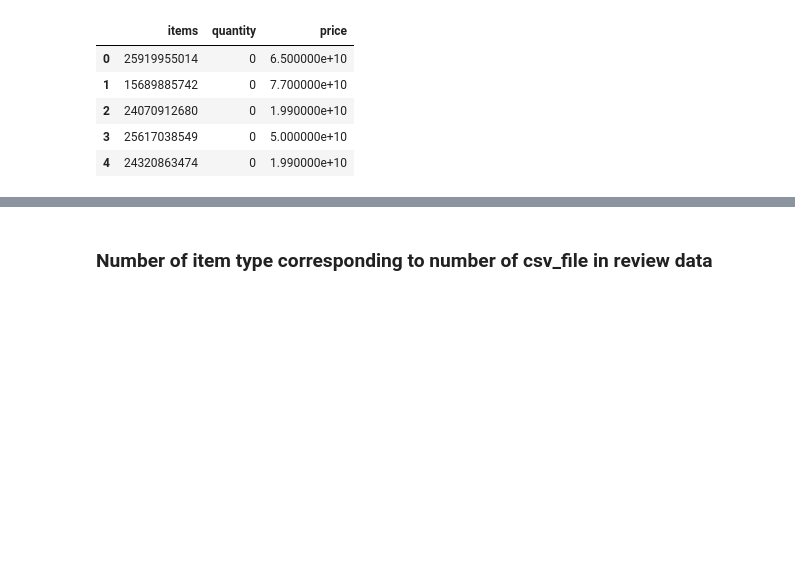
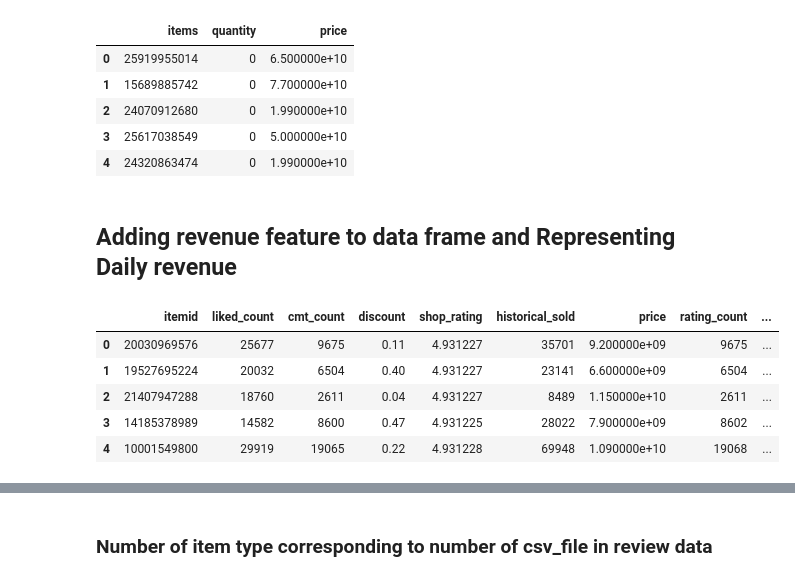
Before and after one commit to ntrami/DataGenius-Test, a Jupyter notebook: datagenius-test.ipynb, the cells around one changed output, grey strips where cells are left out. Saved outputs shown, nothing was run; the diff lists cells and outputs as text; code cells hidden in the pictures; blank space fills up the shorter version.

Commit message:
Kaggle Notebook | DataGenius Test | Version 9

```diff
--- a/datagenius-test.ipynb
+++ b/datagenius-test.ipynb
@@ -170,3 +187,15 @@ top_5least_sold_item
 | 2 | 24070912680 | 0 | 1.990000e+10 |
 | 3 | 25617038549 | 0 | 5.000000e+10 |
 | 4 | 24320863474 | 0 | 1.990000e+10 |
+# %% [markdown]
+## Adding revenue feature to data frame and Representing Daily revenue
+# %%
+shopeeDf['discount'] = shopeeDf['discount'].apply(lambda x: float(str(x).rstrip('%')) / 100 if isinstance(x, str) else x)
+shopeeDf.head()
+# %% [output]
+|  | itemid | liked_count | cmt_count | discount | shop_rating | historical_sold | price | rating_count | ... |
+| 0 | 20030969576 | 25677 | 9675 | 0.11 | 4.931227 | 35701 | 9.200000e+09 | 9675 | ... |
+| 1 | 19527695224 | 20032 | 6504 | 0.40 | 4.931227 | 23141 | 6.600000e+09 | 6504 | ... |
+| 2 | 21407947288 | 18760 | 2611 | 0.04 | 4.931227 | 8489 | 1.150000e+10 | 2611 | ... |
+| 3 | 14185378989 | 14582 | 8600 | 0.47 | 4.931225 | 28022 | 7.900000e+09 | 8602 | ... |
+| 4 | 10001549800 | 29919 | 19065 | 0.22 | 4.931228 | 69948 | 1.090000e+10 | 19068 | ... |
```
Also changed, not shown: parts of 23 cells of this notebook.
